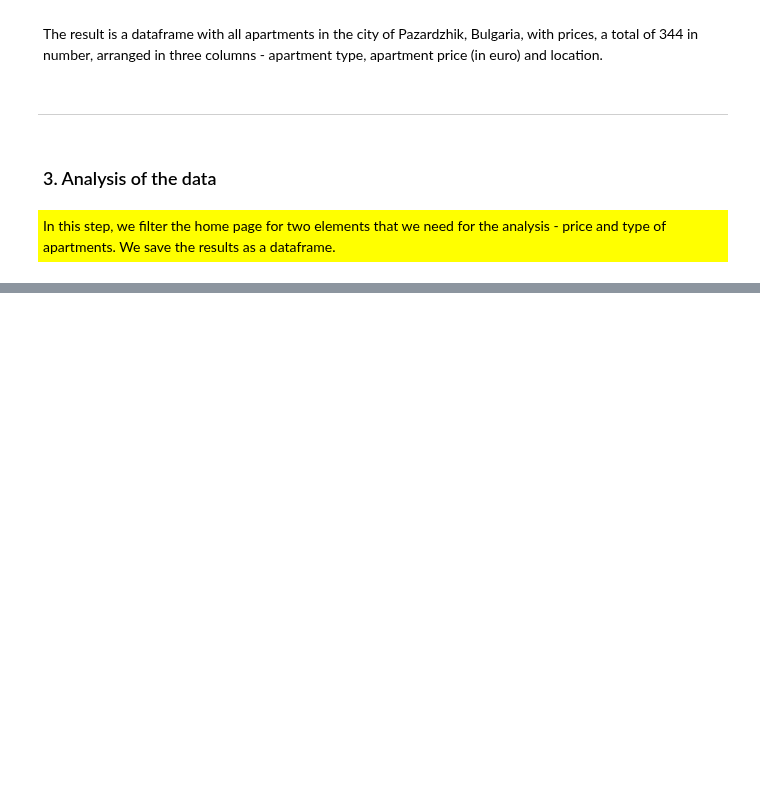
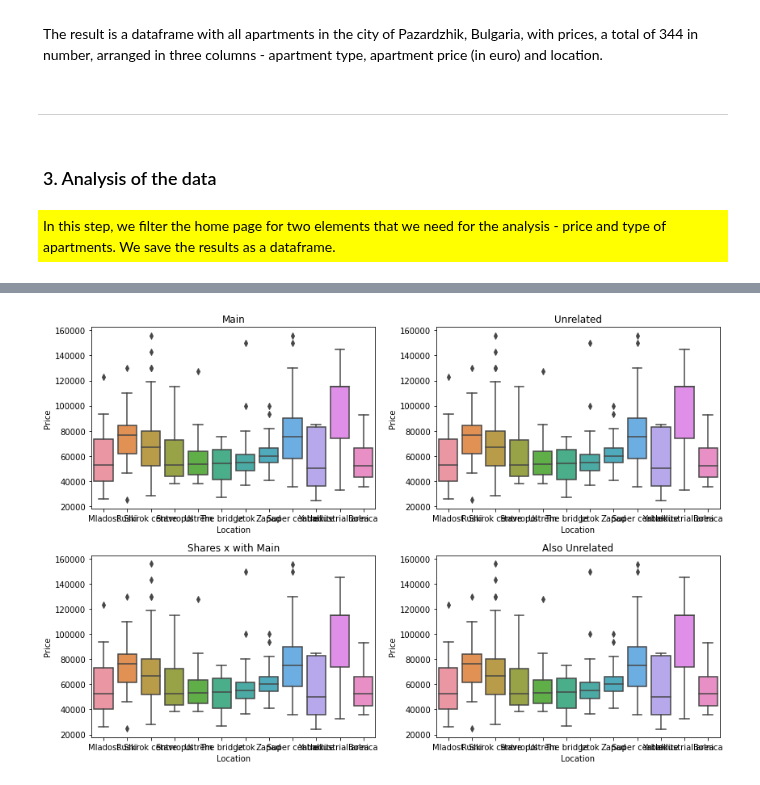
Before and after one commit to StefanRaychev/Web-scraping-and-data-analysis-of-estate-market, a Jupyter notebook: Scraping.ipynb, the cells around one changed output, grey strips where cells are left out. Saved outputs shown, nothing was run; the diff lists cells and outputs as text; code cells hidden in the pictures; blank space fills up the shorter version.

```diff
--- a/Scraping.ipynb
+++ b/Scraping.ipynb
@@ -342,0 +353,23 @@ sns.boxplot(x='Price',y='Location',data=df_estate_collection_all)
+# %%
+# Create subplots for each estate type
+fig, axs = plt.subplots(2, 2, figsize=(12, 8))
+
+# Plot on each axis
+axs[0, 0].set_title("Main")
+sns.boxplot(x='Location', y='Price', data=df_estate_collection_all, ax=axs[0, 0])
+
+axs[1, 0].set_title("Shares x with Main")
+sns.boxplot(x='Location', y='Price', data=df_estate_collection_all, ax=axs[1, 0])
+
+axs[0, 1].set_title("Unrelated")
+sns.boxplot(x='Location', y='Price', data=df_estate_collection_all, ax=axs[0, 1])
+
+axs[1, 1].set_title("Also Unrelated")
+sns.boxplot(x='Location', y='Price', data=df_estate_collection_all, ax=axs[1, 1])
+
+fig.tight_layout()
+
+# Display the plots
+plt.show()
+# %% [output]
+[figure, added]
```
Also changed, not shown: parts of 3 cells of this notebook.
